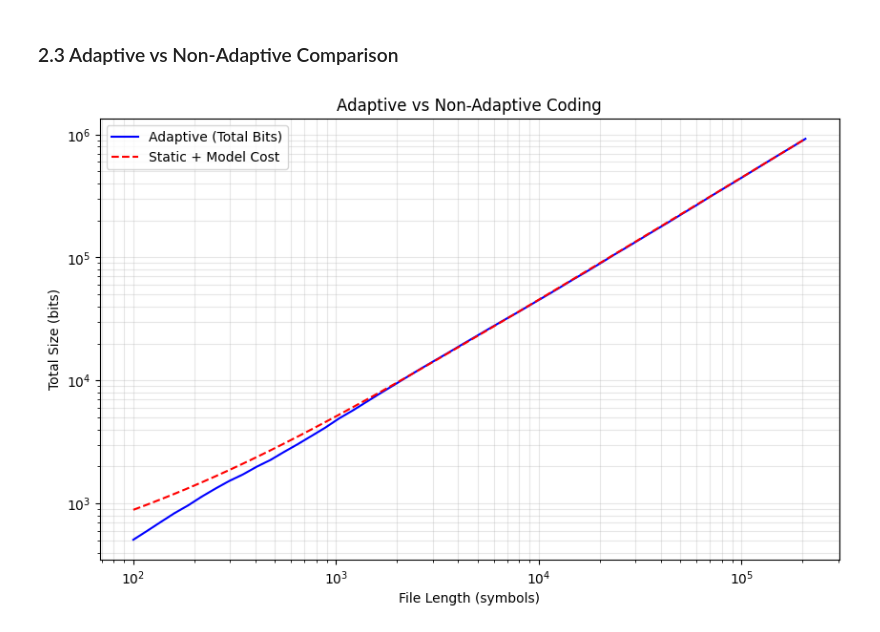
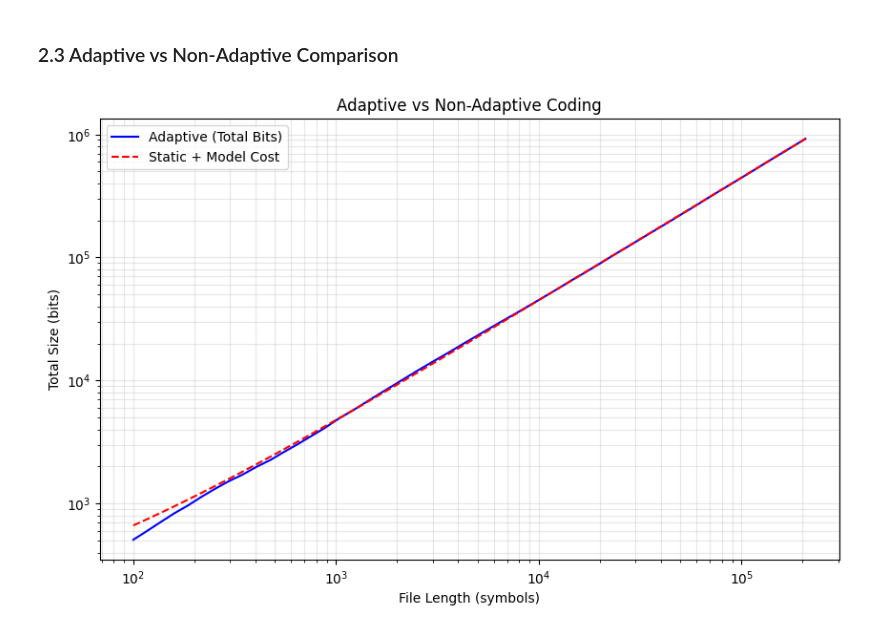
Before and after one commit to liuzihe02/iia, a Jupyter notebook: 3F7/FTR/3F7_FTR.ipynb, the cells around one changed output. Saved outputs shown, nothing was run; the diff lists cells and outputs as text; code cells hidden in the pictures.

```diff
--- a/3F7/FTR/3F7_FTR.ipynb
+++ b/3F7/FTR/3F7_FTR.ipynb
@@ -293,32 +293,36 @@ checkpoints = set(lengths)
 cost_map = {}
 
 for i, char in enumerate(hamlet):
     p = counts[char] / total
     cum_L += -log2(p)
     counts[char] += 1
     total += 1
 
     n = i + 1
     if n in checkpoints:
         cost_map[n] = cum_L
 
 adaptive_y = [cost_map[n] for n in lengths]
 
 # 2. Static Cost
 # L = n * H_1 + Model_Overhead
 # Model overhead ~ k * log2(n) (simple approximation for frequency table)
 k = len(all_chars)
-static_y = [n * H_1 + k * np.log2(n) for n in lengths]
+# k is alphabet size (67), n is file length
+# We use (k-1) because probabilities sum to 1 (degrees of freedom)
+# We use 0.5 * log2(n) per parameter (standard MDL/BIC penalty)
+model_cost_penalty = [(k - 1) * 0.5 * np.log2(n) for n in lengths]
+static_y = [n * H_1 + cost for n, cost in zip(lengths, model_cost_penalty)]
 
 plt.figure(figsize=(10, 6))
 plt.loglog(lengths, adaptive_y, "b-", label="Adaptive (Total Bits)")
 plt.loglog(lengths, static_y, "r--", label="Static + Model Cost")
 plt.title("Adaptive vs Non-Adaptive Coding")
 plt.xlabel("File Length (symbols)")
 plt.ylabel("Total Size (bits)")
 plt.legend()
 plt.grid(alpha=0.3, which="both")
 plt.savefig("images/adaptive_vs_nonadaptive.png", dpi=300, bbox_inches="tight")
 plt.show()
 # %% [output]
-[figure, old version]
+[figure, new version]
```
Also changed, not shown: parts of 1 cell of this notebook, 4 other files.
